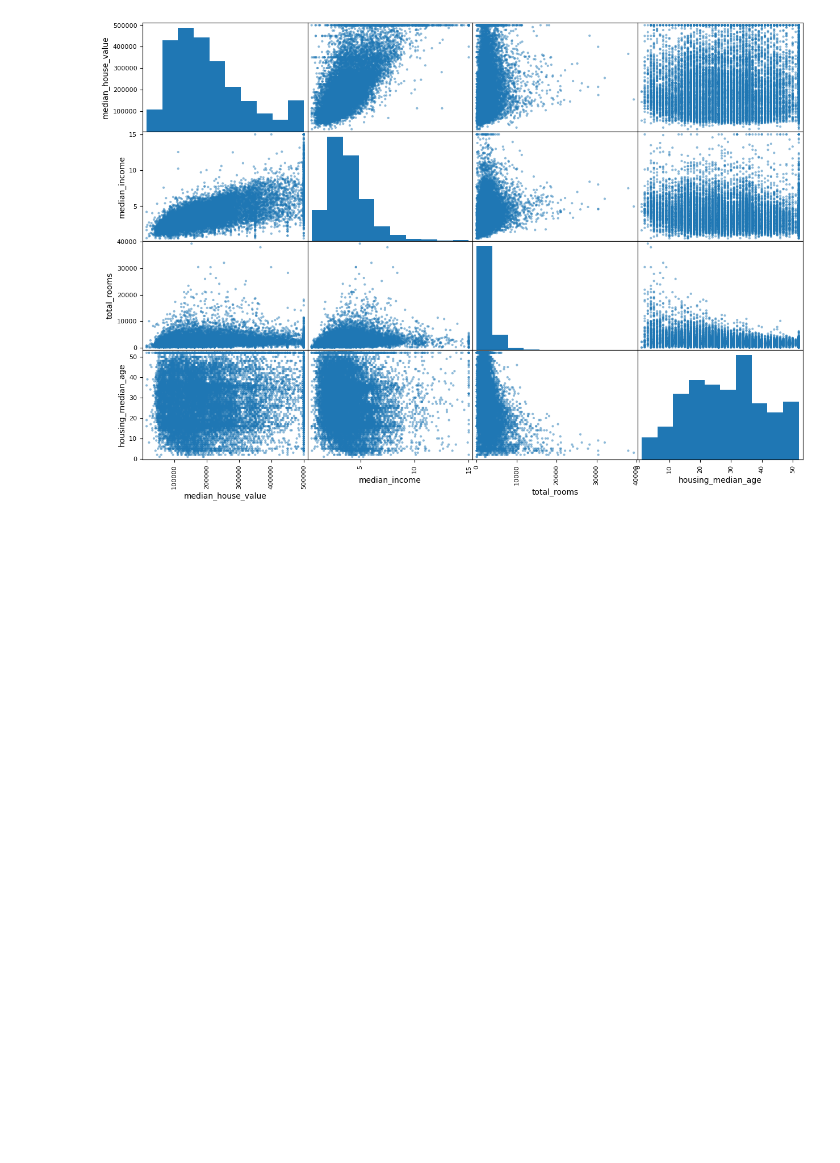
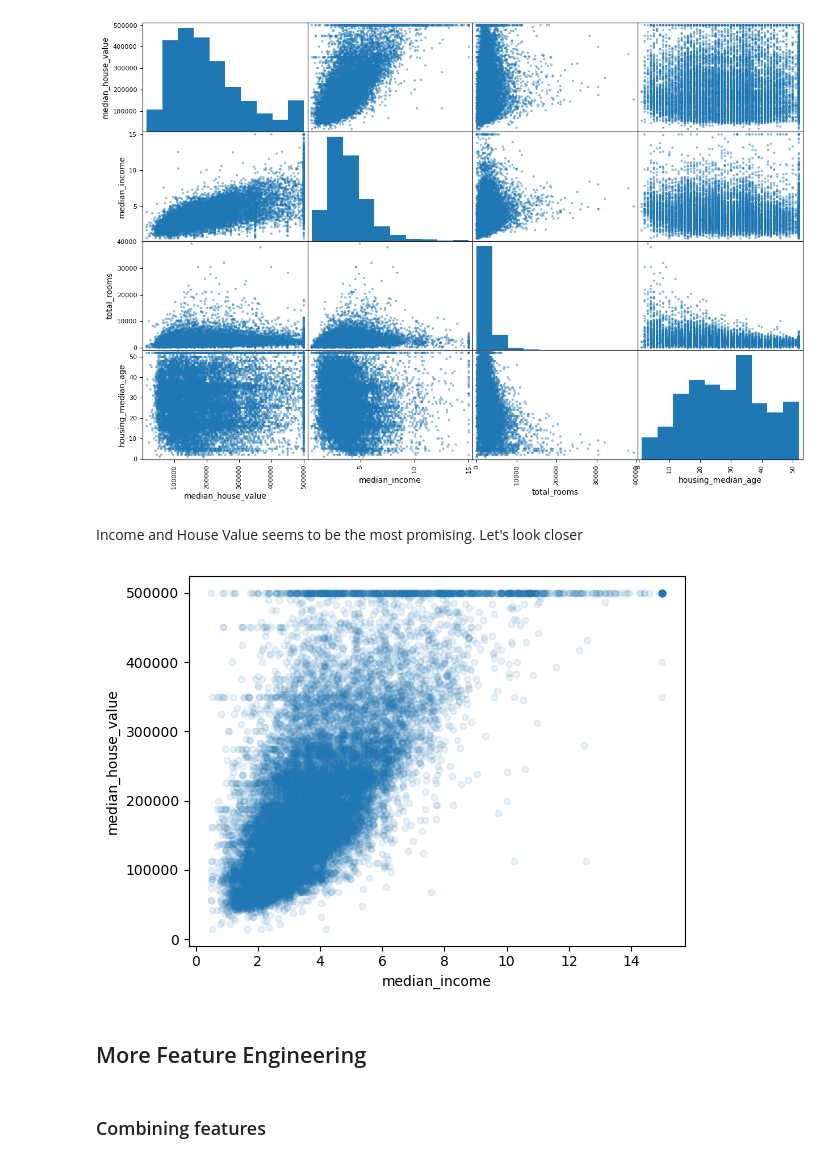
Before and after one commit to mduncan23/badal-book, a Jupyter notebook: Chapter 1 and 2.ipynb, the cells around one changed output. Saved outputs shown, nothing was run; the diff lists cells and outputs as text; code cells hidden in the pictures; blank space fills up the shorter version.

```diff
--- a/Hands On Machine Learning.ipynb
+++ b/Chapter 1 and 2.ipynb
@@ -465,3 +466,16 @@ attributes = ["median_house_value", "median_income", "total_rooms",
 scatter_matrix(housing[attributes], figsize=(15,10));
 # %% [output]
 [figure]
+# %% [markdown]
+Income and House Value seems to be the most promising. Let's look closer
+# %%
+housing.plot(kind='scatter',
+             x='median_income',
+             y='median_house_value',
+             alpha=.1);
+# %% [output]
+[figure, added]
+# %% [markdown]
+## More Feature Engineering
+# %% [markdown]
+### Combining features
```
Also changed, not shown: parts of 8 cells of this notebook.
